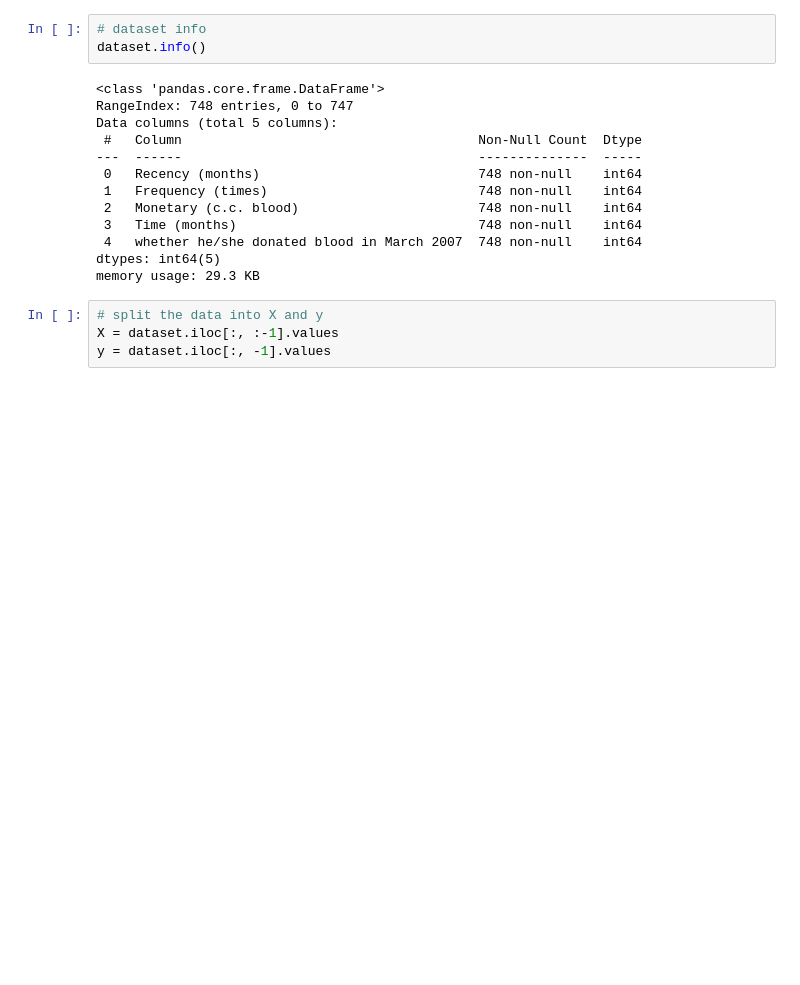
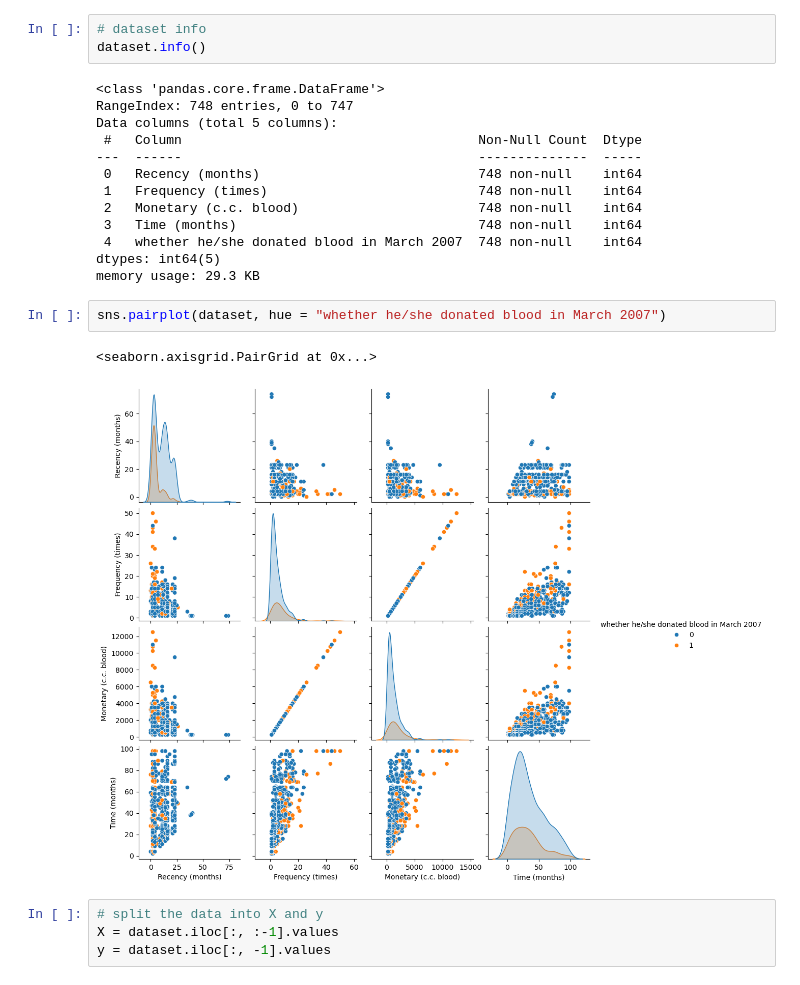
Before and after one commit to mohan-mj/Random-Forest-Classification, a Jupyter notebook: Random Forest Classification-Transfusion.ipynb, the cells around one changed output. Drawn from its saved outputs; the diff is of its cells as text; blank space fills up the shorter version.

```diff
--- a/Random Forest Classification-Transfusion.ipynb
+++ b/Random Forest Classification-Transfusion.ipynb
@@ -33,6 +39,11 @@ Data columns (total 5 columns):
  4   whether he/she donated blood in March 2007  748 non-null    int64
 dtypes: int64(5)
 memory usage: 29.3 KB
+# %%
+sns.pairplot(dataset, hue = "whether he/she donated blood in March 2007")
+# %% [output]
+<seaborn.axisgrid.PairGrid at 0x...>
+[figure, added]
 # %%
 # split the data into X and y
 X = dataset.iloc[:, :-1].values
```
Also changed, not shown: parts of 4 cells of this notebook, 4 other files.
